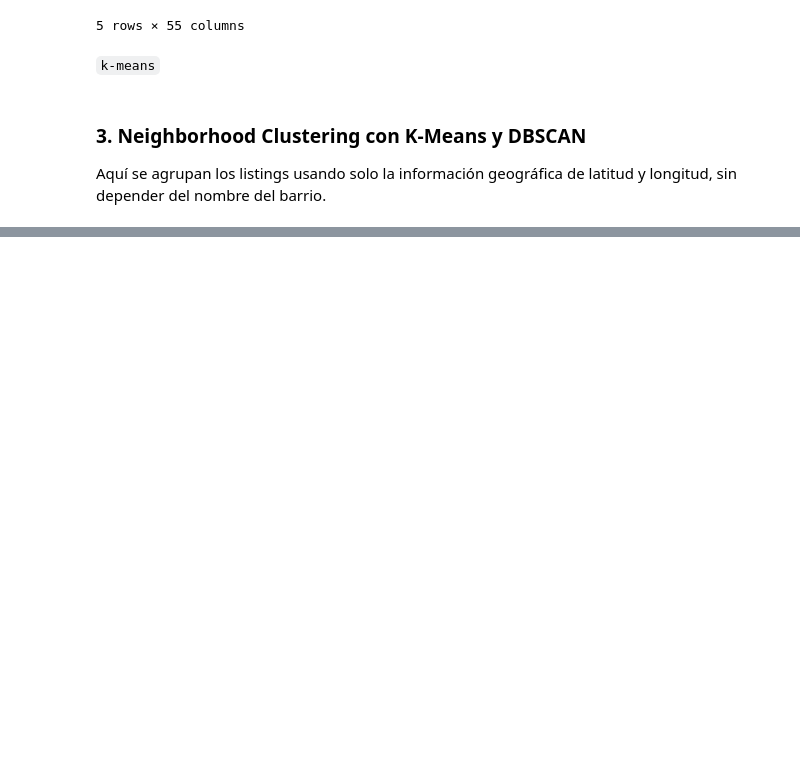
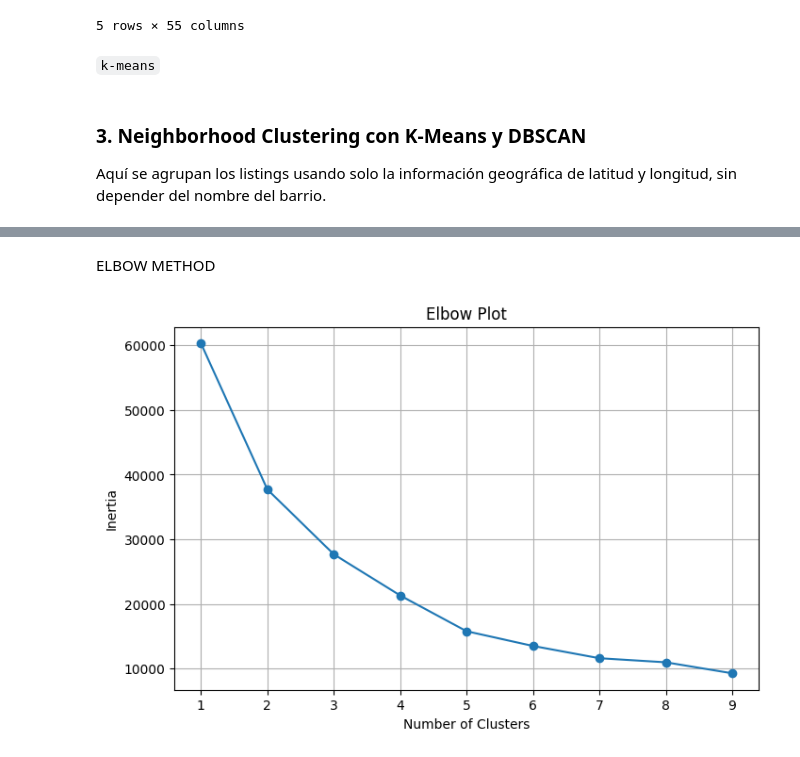
Before and after one commit to aantoo-cr/airbnb-rome-analysis, a Jupyter notebook: notebooks/02_listings_cleaning.ipynb, the cells around one changed output, grey strips where cells are left out. Drawn from its saved outputs; the diff is of its cells as text; code cells hidden in the pictures; blank space fills up the shorter version.

Commit message:
k-means and dbscan

```diff
--- a/notebooks/02_listings_cleaning.ipynb
+++ b/notebooks/02_listings_cleaning.ipynb
@@ -979,0 +993,7 @@ plt.show()
+# %%
+# Standardize coordinates before K-Means
+scaler = StandardScaler()
+coords[["latitude_scaled", "longitude_scaled"]] = scaler.fit_transform(coords[["latitude", "longitude"]])
+
+
+coords.head()
@@ -979,0 +1007,27 @@ plt.show()
+# %% [markdown]
+ELBOW METHOD
+# %%
+# Create a function to work out the optimum number of clusters
+def k_means_plot_elbow(data:pd.DataFrame, max_k:int):
+	cluster_sizes = [ ]
+	inertias = [ ]
+
+	for k in range(1, max_k):
+		kmeans = KMeans(n_clusters=k, random_state=42)
+		kmeans.fit(data)
+
+		cluster_sizes.append(k)
+		inertias.append(kmeans.inertia_)
+
+	# Generate the elbow plot
+	plt.figure(figsize=(8, 5))
+	plt.plot(cluster_sizes, inertias, 'o-')
+	plt.xlabel('Number of Clusters')
+	plt.ylabel('Inertia')
+	plt.title('Elbow Plot')
+	plt.grid(True)
+	plt.show()
+
+k_means_plot_elbow(coords[['latitude_scaled', 'longitude_scaled']], 10)
+# %% [output]
+[figure, added]
```
Also changed, not shown: parts of 19 cells of this notebook.
